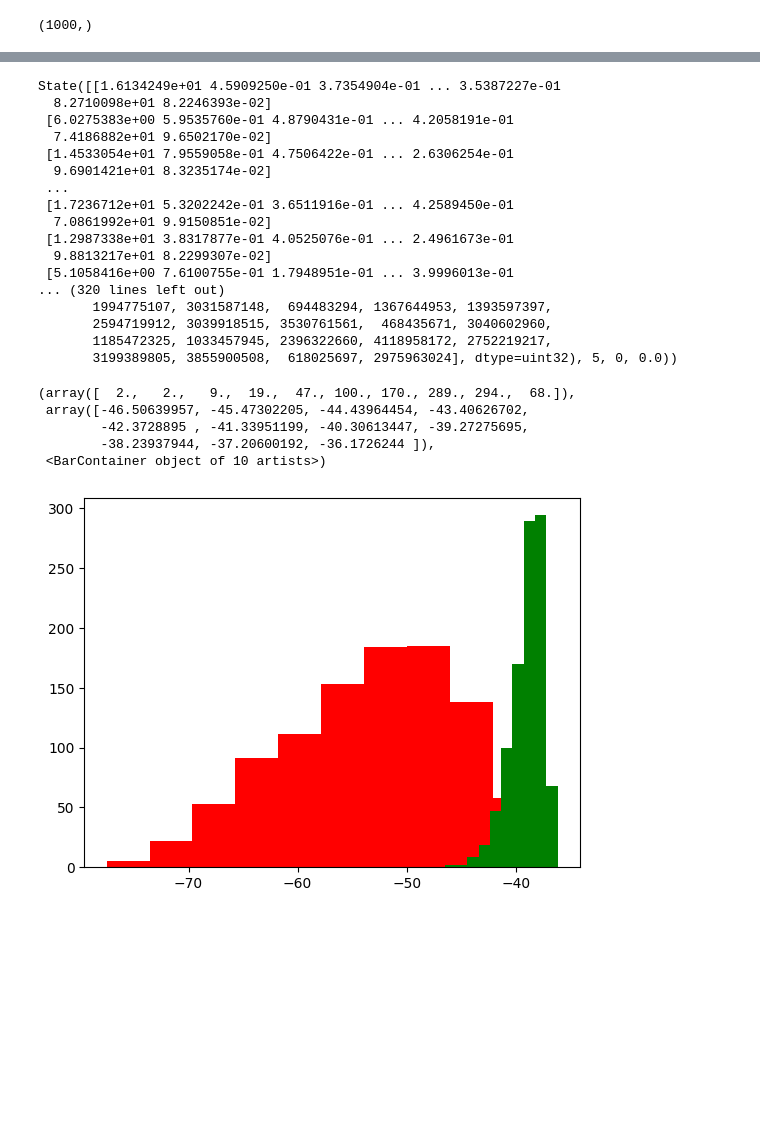
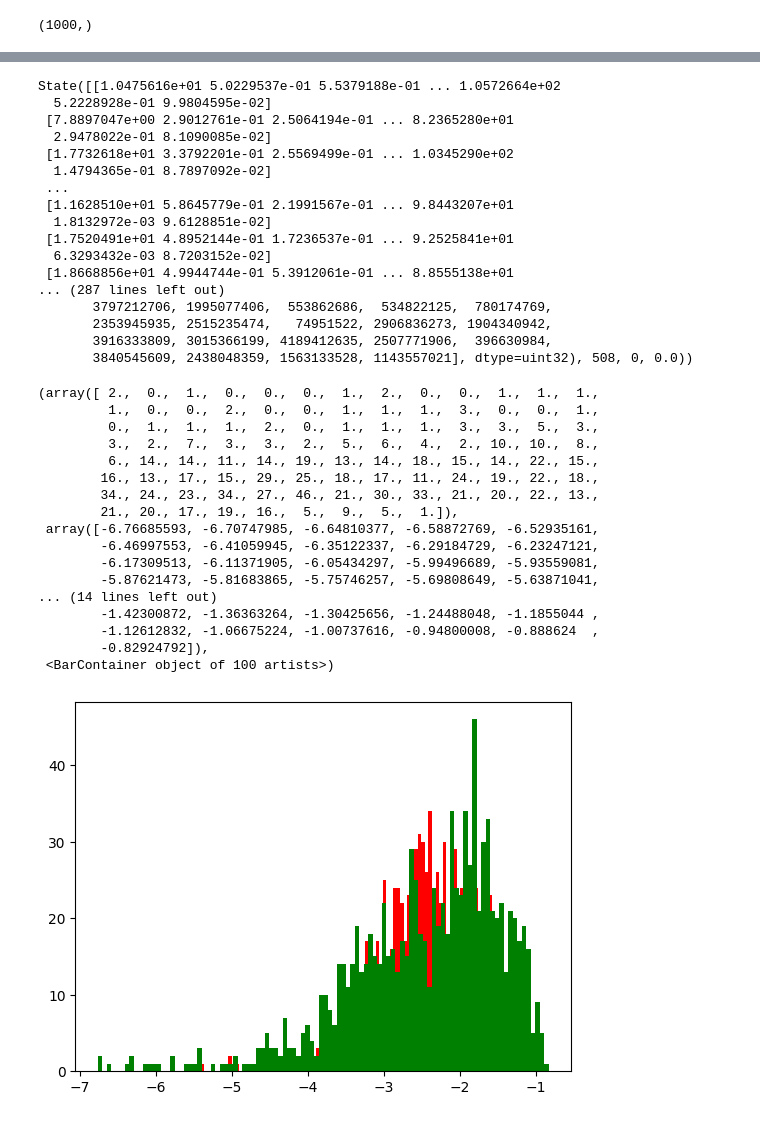
Before and after one commit to ciceroOslo/ciceroscm, a Jupyter notebook: notebooks/calibration pipeline/4 - calibrate.ipynb, the cells around one changed output, grey strips where cells are left out. Cells and saved outputs as stored; diff of their text form; code cells hidden in the pictures; blank space fills up the shorter version.

```diff
--- a/notebooks/calibration pipeline/4 - calibrate.ipynb
+++ b/notebooks/calibration pipeline/4 - calibrate.ipynb
@@ -57,5 +62,7 @@ np.where(targ.std()!=0)
 # %%
 use=np.where(((np.isnan(obs)==False).to_numpy())&((targ.std()!=0).to_numpy()))
 # %%
-obsunc.loc['concentrations-CO2']=1
-obsunc.loc['OHC700']=20
+obsunc.loc['concentrations-CO2']=10
+obsunc.loc['OHC700']=40
+obsunc.loc['dT_glob']=0.3
+obsunc.loc['RIB_glob']=0.35
@@ -110,5 +120,6 @@ Name: 0, dtype: float64
 # %%
 def log_prob(p,obs,obsunc,use,pmin,pmax):
+    ndim=p.shape[1]
     if type(p)!=pd.core.frame.DataFrame:
       p=pd.DataFrame(p)
     if len(p.shape)==1:
@@ -146,33 +157,45 @@ p0 = X_train.__array__()[bst,:]
 sampler = emcee.EnsembleSampler(nwalkers, ndim, log_prob, args=[obs,obsunc,use,pmin,pmax],vectorize=True)
 sampler.run_mcmc(p0, 2000,progress=True)
 # %% [output]
-State([[1.6134249e+01 4.5909250e-01 3.7354904e-01 ... 3.5387227e-01
-  8.2710098e+01 8.2246393e-02]
- [6.0275383e+00 5.9535760e-01 4.8790431e-01 ... 4.2058191e-01
-  7.4186882e+01 9.6502170e-02]
- [1.4533054e+01 7.9559058e-01 4.7506422e-01 ... 2.6306254e-01
-  9.6901421e+01 8.3235174e-02]
+State([[1.0475616e+01 5.0229537e-01 5.5379188e-01 ... 1.0572664e+02
+  5.2228928e-01 9.9804595e-02]
+ [7.8897047e+00 2.9012761e-01 2.5064194e-01 ... 8.2365280e+01
+  2.9478022e-01 8.1090085e-02]
+ [1.7732618e+01 3.3792201e-01 2.5569499e-01 ... 1.0345290e+02
+  1.4794365e-01 8.7897092e-02]
  ...
- [1.7236712e+01 5.3202242e-01 3.6511916e-01 ... 4.2589450e-01
-  7.0861992e+01 9.9150851e-02]
- [1.2987338e+01 3.8317877e-01 4.0525076e-01 ... 2.4961673e-01
-  9.8813217e+01 8.2299307e-02]
- [5.1058416e+00 7.6100755e-01 1.7948951e-01 ... 3.9996013e-01
-... (320 lines left out)
-       1994775107, 3031587148,  694483294, 1367644953, 1393597397,
-       2594719912, 3039918515, 3530761561,  468435671, 3040602960,
-       1185472325, 1033457945, 2396322660, 4118958172, 2752219217,
-       3199389805, 3855900508,  618025697, 2975963024], dtype=uint32), 5, 0, 0.0))
+ [1.1628510e+01 5.8645779e-01 2.1991567e-01 ... 9.8443207e+01
+  1.8132972e-03 9.6128851e-02]
+ [1.7520491e+01 4.8952144e-01 1.7236537e-01 ... 9.2525841e+01
+  6.3293432e-03 8.7203152e-02]
+ [1.8668856e+01 4.9944744e-01 5.3912061e-01 ... 8.8555138e+01
+... (287 lines left out)
+       3797212706, 1995077406,  553862686,  534822125,  780174769,
+       2353945935, 2515235474,   74951522, 2906836273, 1904340942,
+       3916333809, 3015366199, 4189412635, 2507771906,  396630984,
+       3840545609, 2438048359, 1563133528, 1143557021], dtype=uint32), 508, 0, 0.0))
 # %%
-plt.hist(log_prob(p0,obs,obsunc,use,pmin,pmax),color='r')
-plt.hist(log_prob(np.vstack(sampler.chain[:,-1:,:]),obs,obsunc,use,pmin,pmax),color='g')
+plt.hist(log_prob(p0,obs,obsunc,use,pmin,pmax),100,color='r')
+plt.hist(log_prob(np.vstack(sampler.chain[:,-1:,:]),obs,obsunc,use,pmin,pmax),100,color='g')
 # %% [output]
-(array([  2.,   2.,   9.,  19.,  47., 100., 170., 289., 294.,  68.]),
- array([-46.50639957, -45.47302205, -44.43964454, -43.40626702,
-        -42.3728895 , -41.33951199, -40.30613447, -39.27275695,
-        -38.23937944, -37.20600192, -36.1726244 ]),
- <BarContainer object of 10 artists>)
+(array([ 2.,  0.,  1.,  0.,  0.,  0.,  1.,  2.,  0.,  0.,  1.,  1.,  1.,
+         1.,  0.,  0.,  2.,  0.,  0.,  1.,  1.,  1.,  3.,  0.,  0.,  1.,
+         0.,  1.,  1.,  1.,  2.,  0.,  1.,  1.,  1.,  3.,  3.,  5.,  3.,
+         3.,  2.,  7.,  3.,  3.,  2.,  5.,  6.,  4.,  2., 10., 10.,  8.,
+         6., 14., 14., 11., 14., 19., 13., 14., 18., 15., 14., 22., 15.,
+        16., 13., 17., 15., 29., 25., 18., 17., 11., 24., 19., 22., 18.,
+        34., 24., 23., 34., 27., 46., 21., 30., 33., 21., 20., 22., 13.,
+        21., 20., 17., 19., 16.,  5.,  9.,  5.,  1.]),
+ array([-6.76685593, -6.70747985, -6.64810377, -6.58872769, -6.52935161,
+        -6.46997553, -6.41059945, -6.35122337, -6.29184729, -6.23247121,
+        -6.17309513, -6.11371905, -6.05434297, -5.99496689, -5.93559081,
+        -5.87621473, -5.81683865, -5.75746257, -5.69808649, -5.63871041,
+... (14 lines left out)
+        -1.42300872, -1.36363264, -1.30425656, -1.24488048, -1.1855044 ,
+        -1.12612832, -1.06675224, -1.00737616, -0.94800008, -0.888624  ,
+        -0.82924792]),
+ <BarContainer object of 100 artists>)
-[figure, old version]
+[figure, new version]
 # %%
 opt=pd.DataFrame(sampler.chain[:,-1:,:].squeeze(),columns=parammat.columns)
 # %%
```
Also changed, not shown: parts of 9 cells of this notebook, 4 other files.
